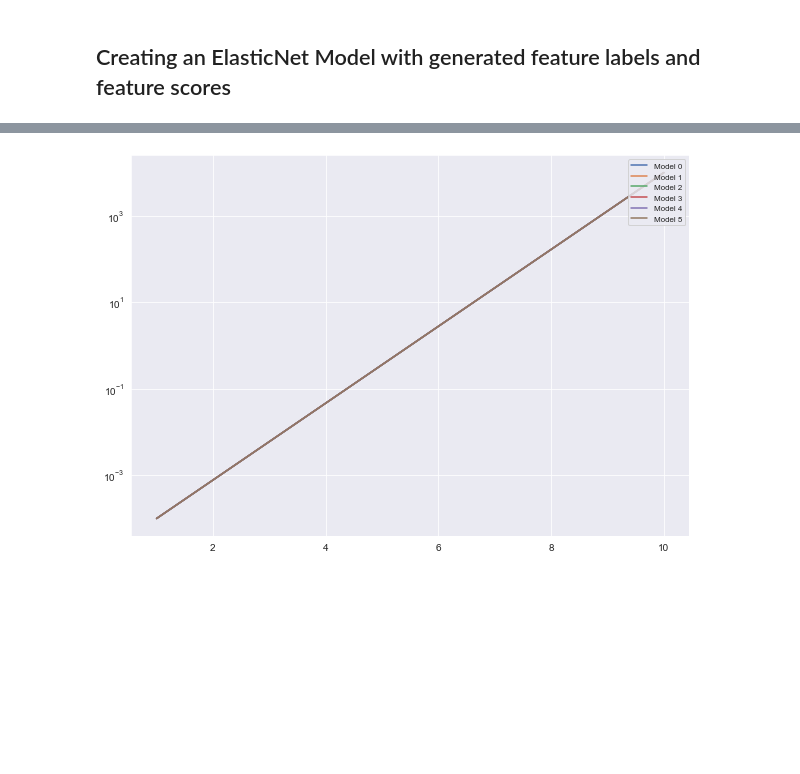
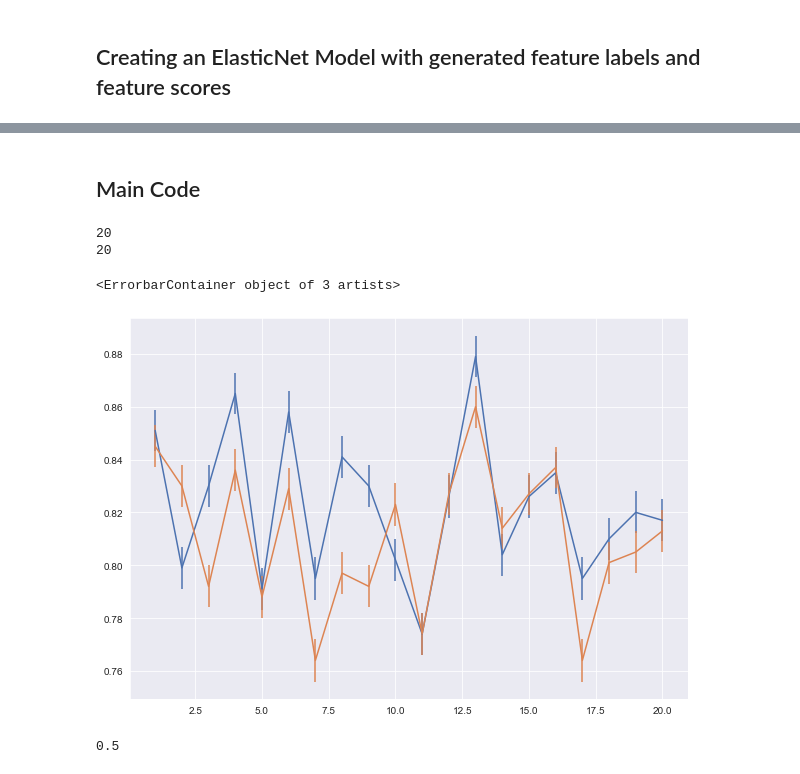
Before and after one commit to axiomcura/simulated_data_test, a Jupyter notebook: practice/simulate_practice_2.ipynb, the cells around one changed output, grey strips where cells are left out. Cells and saved outputs as stored; diff of their text form; code cells hidden in the pictures; blank space fills up the shorter version.

```diff
--- a/practice/simulate_practice_2.ipynb
+++ b/practice/simulate_practice_2.ipynb
@@ -52,17 +73,18 @@ from sklearn.metrics import (
+# %% [markdown]
+## Main Code
 # %%
 # Creating a for loop that controls and stores all the model perfromance
 l1_ratios = [0.001, 0.01, 0.1, 0.3, 0.5, 0.7, 0.9, 1]
-random_states_val = [0, 2, 5, 7, 9, 10]
+random_states_val = np.random.randint(100, size=20).tolist()
 
 labled_best_models = defaultdict(None)
-for random_state in random_states_val:
+for idx, random_state in enumerate(random_states_val):
 
-	# internal labled results
+	# Dictionary containing data per model
 	scores = defaultdict(None)
 
+	# training the model with provided randomness
 	X_train, X_test, y_train, y_test = train_test_split(X, y, test_size=0.20, random_state=random_state)
-
-	# training the model with provided randomness
 	model_cv = LogisticRegressionCV(cv=3, penalty="elasticnet", solver="saga", l1_ratios=l1_ratios).fit(X_train, y_train)
 
 	# Testing model with testin set
@@ -70,12 +92,16 @@ for random_state in random_states_val:
 	aupr_score = average_precision_score(y_test, y_pred)
 	auroc_score = roc_auc_score(y_test, y_pred)
 
-	# compiling scores
+	# storing model scores
 	scores["Elastic_model"] = model_cv
+	scores["Random seed"] = random_state
 	scores["l1_ratio"] = model_cv.l1_ratio_[0]
 	scores["Cs_score"] = model_cv.Cs_
 	scores["AUPR_score"] = round(aupr_score, 3)
 	scores["AUROC_score"] = round(auroc_score, 3)
+	scores["mean"] = np.mean(X_train.flatten())
+	scores["SEM_xtrain"] = np.round(sem(X_train.flatten()), 5)
+	scores["Model_score"] = model_cv.score(X_test, y_test)
 
-	# storing into main
-	labled_best_models["random_state {}".format(random_state)] = scores
+	# storing into main dictioanry
+	labled_best_models["Model {}".format(idx)] = scores
@@ -99 +108,26 @@ def multi_line_plot(x, ys, y_scale=None):
+# %%
+# preprocessing data
+
+cs_scores = []
+sem = []
+aupr_scores = []
+auroc_scores = []
+for model_name, model_data in labled_best_models.items():
+	cs_scores.append(model_data["Cs_score"])
+	sem.append(model_data["SEM_xtrain"])
+	auroc_scores.append(model_data["AUROC_score"])
+	aupr_scores.append(model_data["AUPR_score"])
+x_indx = [i+1 for i in range(len(aupr_scores))]
+print(len(aupr_scores))
+print(len(x_indx))
+# %% [output]
+20
+20
+# %%
+ax = plt.subplot()
+ax.errorbar(x_indx, aupr_scores, yerr=sem)
+ax.errorbar(x_indx, auroc_scores, yerr=sem)
+# %% [output]
+<ErrorbarContainer object of 3 artists>
+[figure, added]
 # %%
@@ -105,5 +139,6 @@ for model_name, model_data in labled_best_models.items():
-# %%
-x_indx = [i+1 for i in range(len(cs_scores[0]))]
-multi_line_plot(x_indx, cs_scores, y_scale="log")
-# %% [output]
-[figure, removed]
+# %%
+top_l1_ratio = Counter(best_l1_ratios)
+l1_ratio, counts = top_l1_ratio.most_common(1)[0]
+l1_ratio
+# %% [output]
+0.5
```
Also changed, not shown: parts of 7 cells of this notebook.
